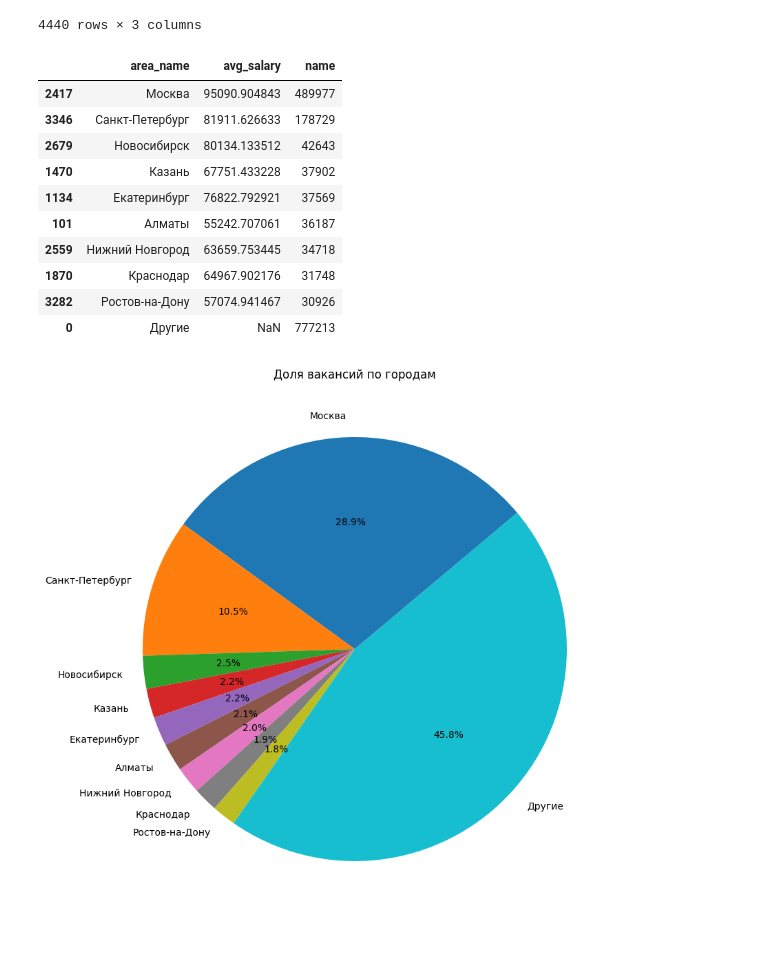
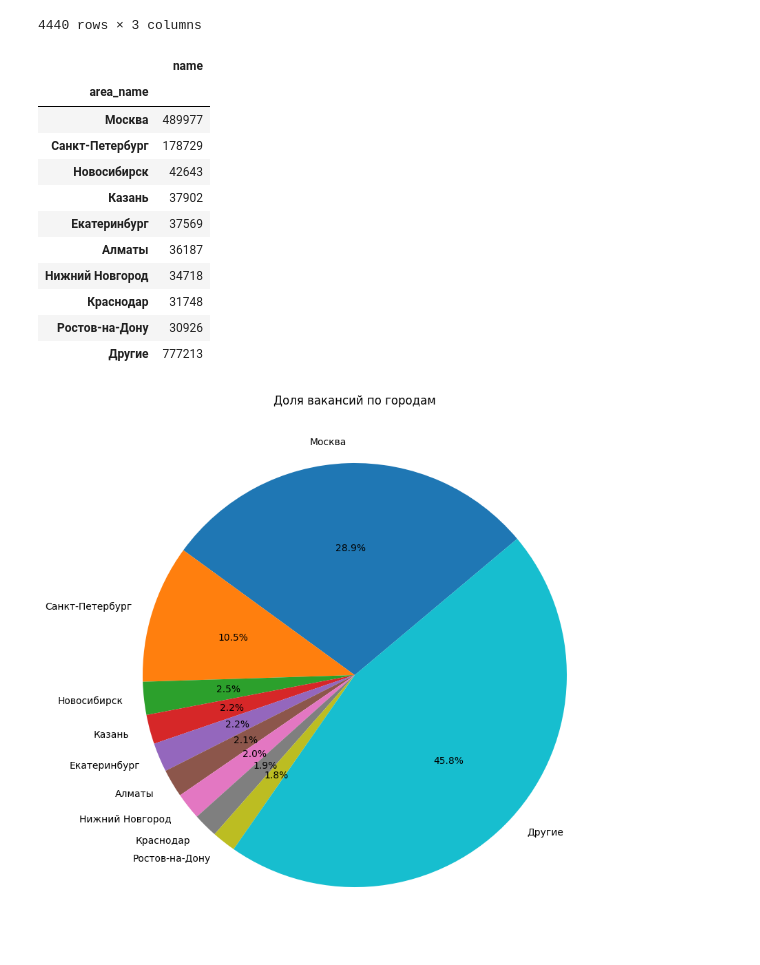
Before and after one commit to ilya7337/django-project, a Jupyter notebook: django-project/analytics/Аналитика_для_проекта.ipynb, the cells around one changed output. Cells and saved outputs as stored; diff of their text form; code cells hidden in the pictures.

```diff
--- a/django-project/analytics/Аналитика_для_проекта.ipynb
+++ b/django-project/analytics/Аналитика_для_проекта.ipynb
@@ -226,23 +276,26 @@ df_full_salary_level_all
 # %%
 df_full_salary_level_head = df_full_salary_level_all.head(9)
 other_cities_count = df_full_salary_level_all['name'].iloc[9:].sum()
 other_city = pd.DataFrame({'area_name': ['Другие'], 'name': [other_cities_count]})
 
 final_df = pd.concat([df_full_salary_level_head, other_city], axis=0)
 
-final_df
+df_res = final_df.copy()
+df_res.set_index('area_name', inplace=True)
+display(df_res[['name']])
 # %% [output]
-|  | area_name | avg_salary | name |
-| 2417 | Москва | 95090.904843 | 489977 |
-| 3346 | Санкт-Петербург | 81911.626633 | 178729 |
-| 2679 | Новосибирск | 80134.133512 | 42643 |
-| 1470 | Казань | 67751.433228 | 37902 |
-| 1134 | Екатеринбург | 76822.792921 | 37569 |
-| 101 | Алматы | 55242.707061 | 36187 |
-| 2559 | Нижний Новгород | 63659.753445 | 34718 |
-| 1870 | Краснодар | 64967.902176 | 31748 |
-| 3282 | Ростов-на-Дону | 57074.941467 | 30926 |
-| 0 | Другие | NaN | 777213 |
+|  | name |
+| area_name |  |
+| Москва | 489977 |
+| Санкт-Петербург | 178729 |
+| Новосибирск | 42643 |
+| Казань | 37902 |
+| Екатеринбург | 37569 |
+| Алматы | 36187 |
+| Нижний Новгород | 34718 |
+| Краснодар | 31748 |
+| Ростов-на-Дону | 30926 |
+| Другие | 777213 |
 # %%
 plt.figure(figsize=(15, 10))
 plt.pie(final_df['name'], labels=final_df['area_name'], autopct='%1.1f%%', startangle=40)
```
Also changed, not shown: parts of 17 cells of this notebook, 37 other files.
